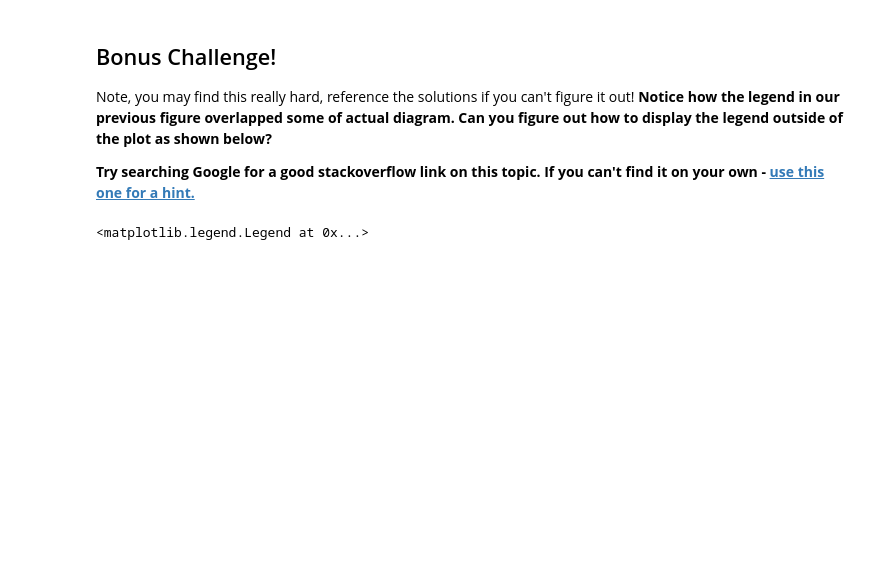
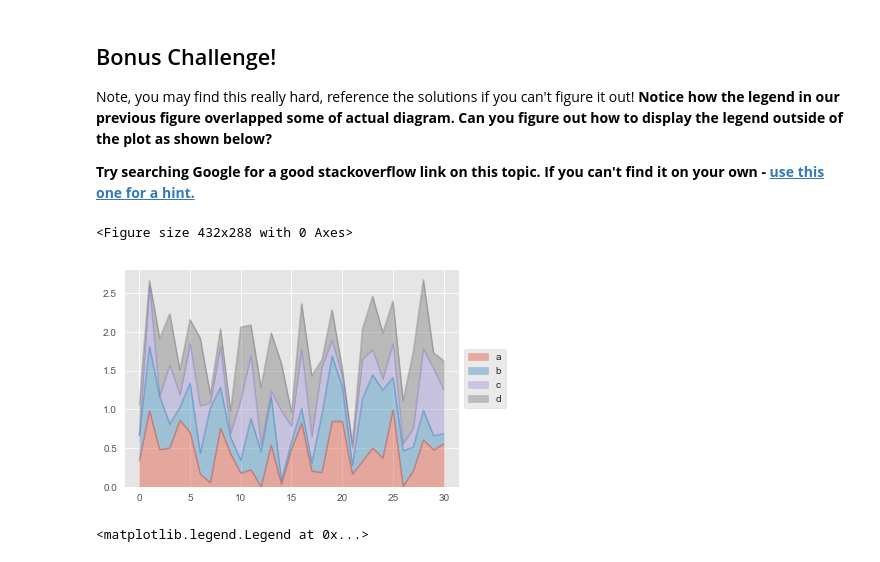
Before and after one commit to TheMLEngineer/JosePortilaCourse, a Jupyter notebook: Python for Data Science and Machine Learning Bootcamp/02-Pandas Data Visualization Exercise.ipynb, the cells around one changed output. Saved outputs shown, nothing was run; the diff lists cells and outputs as text; code cells hidden in the pictures; blank space fills up the shorter version.

```diff
--- a/Python for Data Science and Machine Learning Bootcamp/02-Pandas Data Visualization Exercise.ipynb
+++ b/Python for Data Science and Machine Learning Bootcamp/02-Pandas Data Visualization Exercise.ipynb
@@ -93,3 +103,11 @@ Note, you may find this really hard, reference the solutions if you can't figure
 **Notice how the legend in our previous figure overlapped some of actual diagram. Can you figure out how to display the legend outside of the plot as shown below?**
 
 **Try searching Google for a good stackoverflow link on this topic. If you can't find it on your own - [use this one for a hint.](http://stackoverflow.com/questions/23556153/how-to-put-legend-outside-the-plot-with-pandas)**
+# %%
+f = plt.figure()
+df3.ix[0:30].plot.area(alpha = 0.4)
+plt.legend(loc='center left', bbox_to_anchor=(1.0, 0.5))
+plt.show()
+# %% [output]
+<Figure size 432x288 with 0 Axes>
+[figure, added]
```
Also changed, not shown: parts of 4 cells of this notebook.
